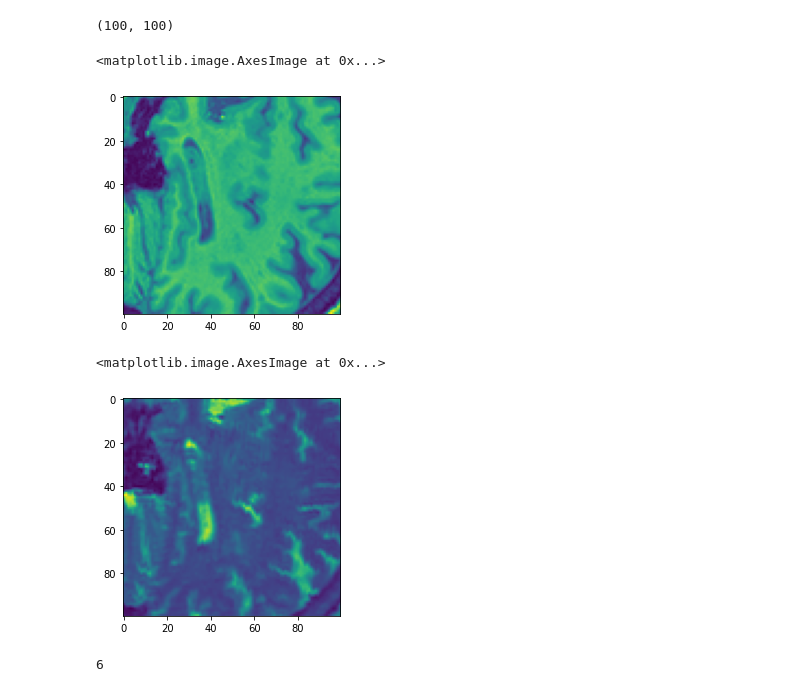
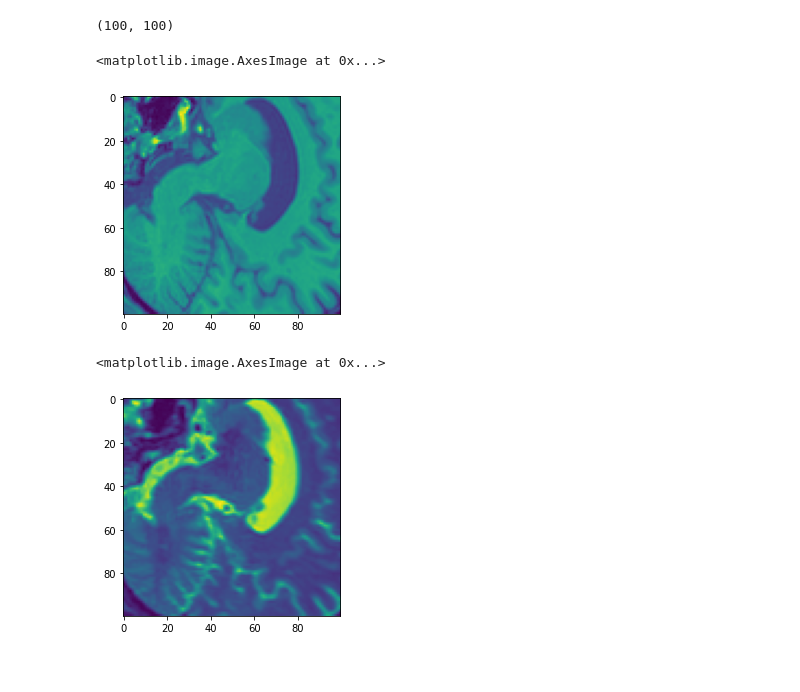
Before and after one commit to mikekwright/manning-medical-images-liveproject, a Jupyter notebook: lesson-02-dataset/dataset-coding.ipynb, the cells around one changed output. Saved outputs shown, nothing was run; the diff lists cells and outputs as text; code cells hidden in the pictures.

Commit message:
Fixed my initial upload to work with 3d instead of 2d images

```diff
--- a/lesson-02-dataset/dataset-coding.ipynb
+++ b/lesson-02-dataset/dataset-coding.ipynb
@@ -24,11 +24,9 @@ class NifTiDataset(Dataset):
     Usage:
       src_path should be path to NifTi images
     """
-    def __init__(self, src_path, target_path, layer_count=None, total_layers=None, transformer=None, seed=42):
+    def __init__(self, src_path, target_path, transformer=None, seed=42):
         self.src_path = src_path
         self.target_path = target_path
-        self.layer_count = layer_count
-        self.total_layers = total_layers
         self.transformer = transformer or (lambda d: d)
         self.random = np.random.RandomState(seed=seed)
         self._items = None
@@ -42,11 +40,10 @@ class NifTiDataset(Dataset):
         return self.transformer(result)
 
     def load(self, item):
-        src_file, target_file, layer = item
-        logger.debug(f'Loading {src_file}, {target_file} - {layer}')
+        src_file, target_file = item
         src_img = self.load_image(src_file, self.src_path)
         target_img = self.load_image(target_file, self.target_path)
-        return (src_img[:,:,layer], target_img[:,:,layer])
+        return (src_img, target_img)
 
     @property
     def items(self):
@@ -55,16 +52,7 @@ class NifTiDataset(Dataset):
             src = self.list_items(self.src_path)
             target = self.list_items(self.target_path)
 
-            items = [(s, t) for sname, s in src.items() for tname, t in target.items() if sname == tname]
-            self._items = []
-            for src, target in items:
-                total_layers = self.total_layers or self.load_image(src, self.src_path).shape[2]
-                if self.layer_count:
-                    layer_num_list = list(range(total_layers))
-                    self._items.extend([(src, target, i) for i in self.random.choice(layer_num_list, self.layer_count)])
-                else:
-                    self._items.extend([(src, target, i) for i in range(total_layers)])
-
+            self._items = [(s, t) for sname, s in src.items() for tname, t in target.items() if sname == tname]
             self.random.shuffle(self._items)
 
         return self._items
@@ -132,7 +99,7 @@ The next step that we have is to create a transformer that will return a subset
 import numpy as np
 
 
-class Random3DCrop:
+class Random3dCrop:
     def __init__(self, crop_size, seed=42):
         if type(crop_size) == int:
             crop_size = (crop_size, crop_size)
@@ -156,32 +123,26 @@ class Random3DCrop:
 
         image_offsets = self.calculate_image_offsets(src_image.shape)
 
-        modified_src = src_image[image_offsets[0]:image_offsets[1], image_offsets[2]:image_offsets[3]]
-        modified_target = target_image[image_offsets[0]:image_offsets[1], image_offsets[2]:image_offsets[3]]
+        modified_src = src_image[image_offsets[0]:image_offsets[1], image_offsets[2]:image_offsets[3], :]
+        modified_target = target_image[image_offsets[0]:image_offsets[1], image_offsets[2]:image_offsets[3], :]
 
         return (modified_src, modified_target)
 # %%
-transformer = Random3DCrop(100)
+transformer = Random3dCrop(100)
 transformer.crop_size
 # %% [output]
 (100, 100)
 # %%
-dataset = NifTiDataset(src_path='../data/hh/t1', target_path='../data/hh/t2', total_layers=180, layer_count=10, transformer=transformer)
+dataset = NifTiDataset(src_path='../data/hh/t1', target_path='../data/hh/t2', transformer=transformer)
 
 src, target = dataset[10]
 
-plt.imshow(src)
+plt.imshow(src[:,:,100])
 # %% [output]
 <matplotlib.image.AxesImage at 0x...>
-[figure, old version]
+[figure, new version]
 # %%
-plt.imshow(target)
+plt.imshow(target[:,:,100])
 # %% [output]
 <matplotlib.image.AxesImage at 0x...>
-[figure, old version]
+[figure, new version]
-# %%
-rand = np.random.RandomState(seed=42)
-
-rand.choice(10)
-# %% [output]
-6
```
Also changed, not shown: parts of 3 cells of this notebook, 2 other files.
